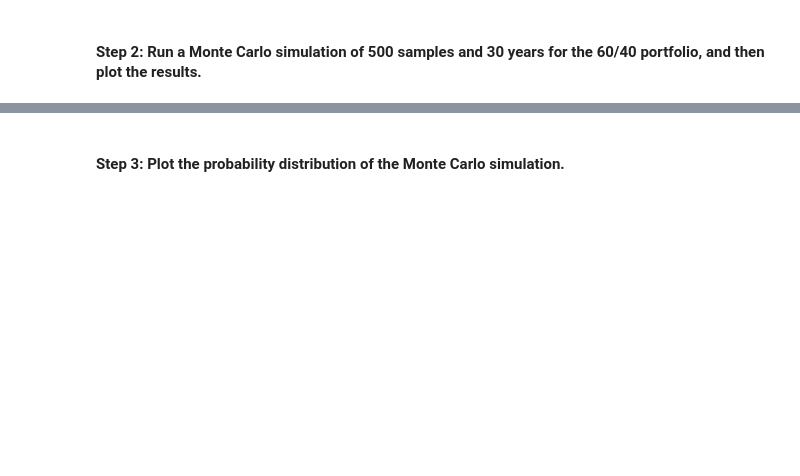
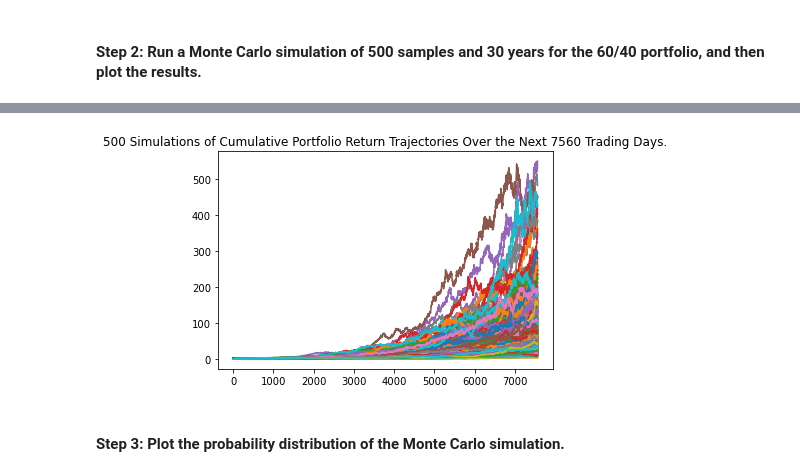
Before and after one commit to codan81/Financial-_Planner, a Jupyter notebook: financial_planning_tools.ipynb, the cells around one changed output, grey strips where cells are left out. Drawn from its saved outputs; the diff is of its cells as text; code cells hidden in the pictures; blank space fills up the shorter version.

```diff
--- a/financial_planning_tools.ipynb
+++ b/financial_planning_tools.ipynb
@@ -400,19 +423,24 @@ In this section, you’ll use the MCForecastTools library to create a Monte Carl
 # %%
 # Set start and end dates of 3 years back from your current date
 # Alternatively, you can use an end date of 2020-08-07 and work 3 years back from that date
-# YOUR CODE HERE
-# YOUR CODE HERE
+start_date = pd.Timestamp("2019-10-29", tz = "America/New_York").isoformat()
+end_date = pd.Timestamp("2021-10-29", tz = "America/New_York").isoformat()
 
 # Set number of rows to 1000 to retrieve the maximum amount of rows
-# YOUR CODE HERE
+limit_rows = 1000
 # %%
 # Use the Alpaca get_barset function to make the API call to get the 3 years worth of pricing data
 # The tickers and timeframe parameters should have been set in Part 1 of this activity
 # The start and end dates should be updated with the information set above
 # Remember to add the df property to the end of the call so the response is returned as a DataFrame
-# YOUR CODE HERE
-
+stocks_portfolio_df = alpaca.get_barset(
+    tickers,
+    timeframe,
+    start=start_date,
+    end=end_date,
+    limit = limit_rows
+).df
 
 # Display both the first and last five rows of the DataFrame
-# YOUR CODE HERE
-# YOUR CODE HERE
+display(stocks_portfolio_df.head())
+display(stocks_portfolio_df.tail())
@@ -422,7 +467,12 @@ In this section, you’ll use the MCForecastTools library to create a Monte Carl
 # Configure the Monte Carlo simulation to forecast 30 years cumulative returns
 # The weights should be split 40% to AGG and 60% to SPY.
 # Run 500 samples.
-# YOUR CODE HERE
+MC_30_year = MCSimulation(
+  portfolio_data = stocks_portfolio_df,
+  weights = [.40,.60],
+  num_simulation = 500,
+  num_trading_days = 252*30
+)
 
 # Review the simulation input data
-# YOUR CODE HERE
+MC_30_year.portfolio_data.head()
@@ -432,7 +522,9 @@ In this section, you’ll use the MCForecastTools library to create a Monte Carl
 # %%
 # Visualize the 30-year Monte Carlo simulation by creating an
 # overlay line plot
-# YOUR CODE HERE
+MC_sim_Line_plot = MC_30_year.plot_simulation()
+# %% [output]
+[figure, added]
 # %% [markdown]
 #### Step 3: Plot the probability distribution of the Monte Carlo simulation.
 # %%
```
Also changed, not shown: parts of 37 cells of this notebook.
